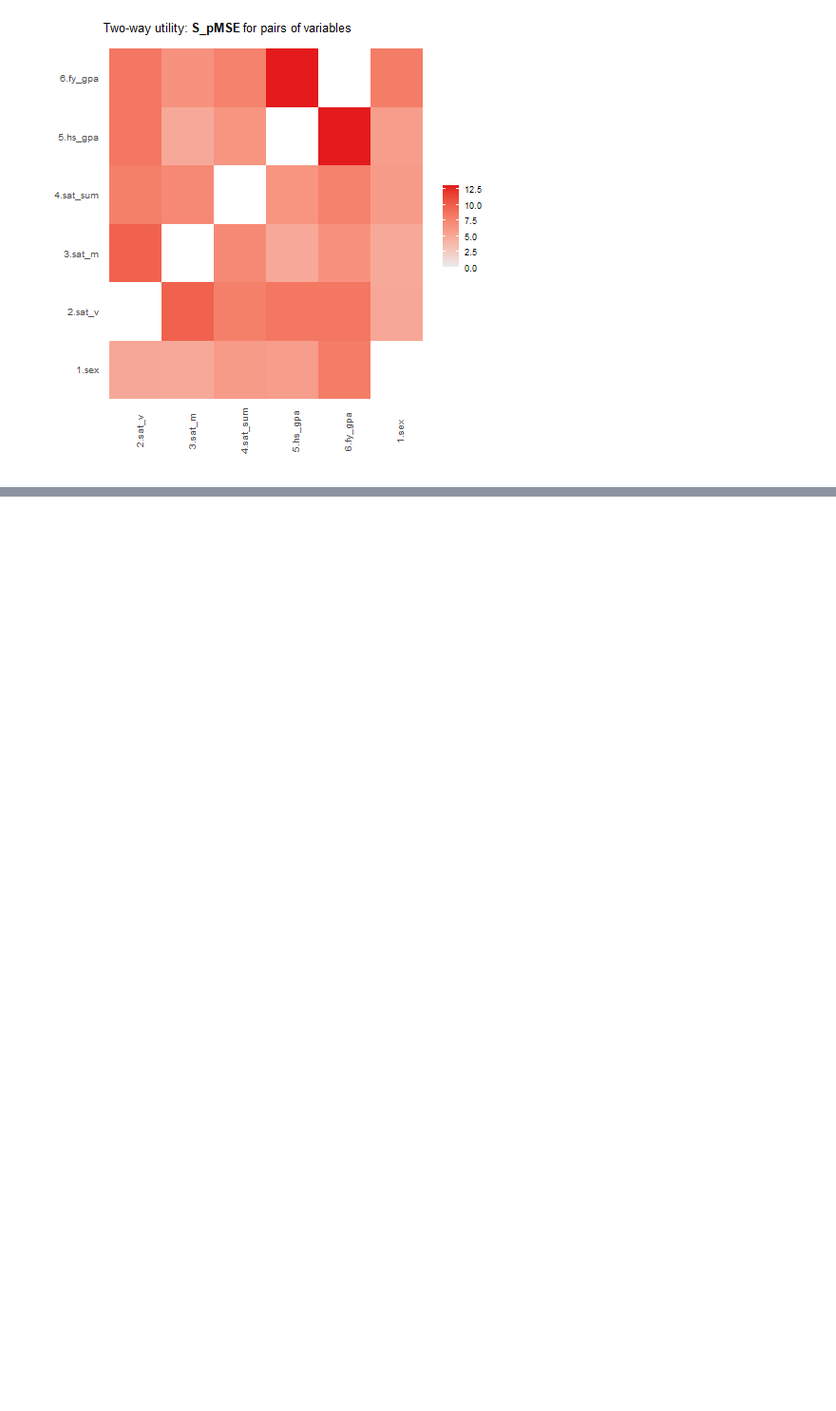
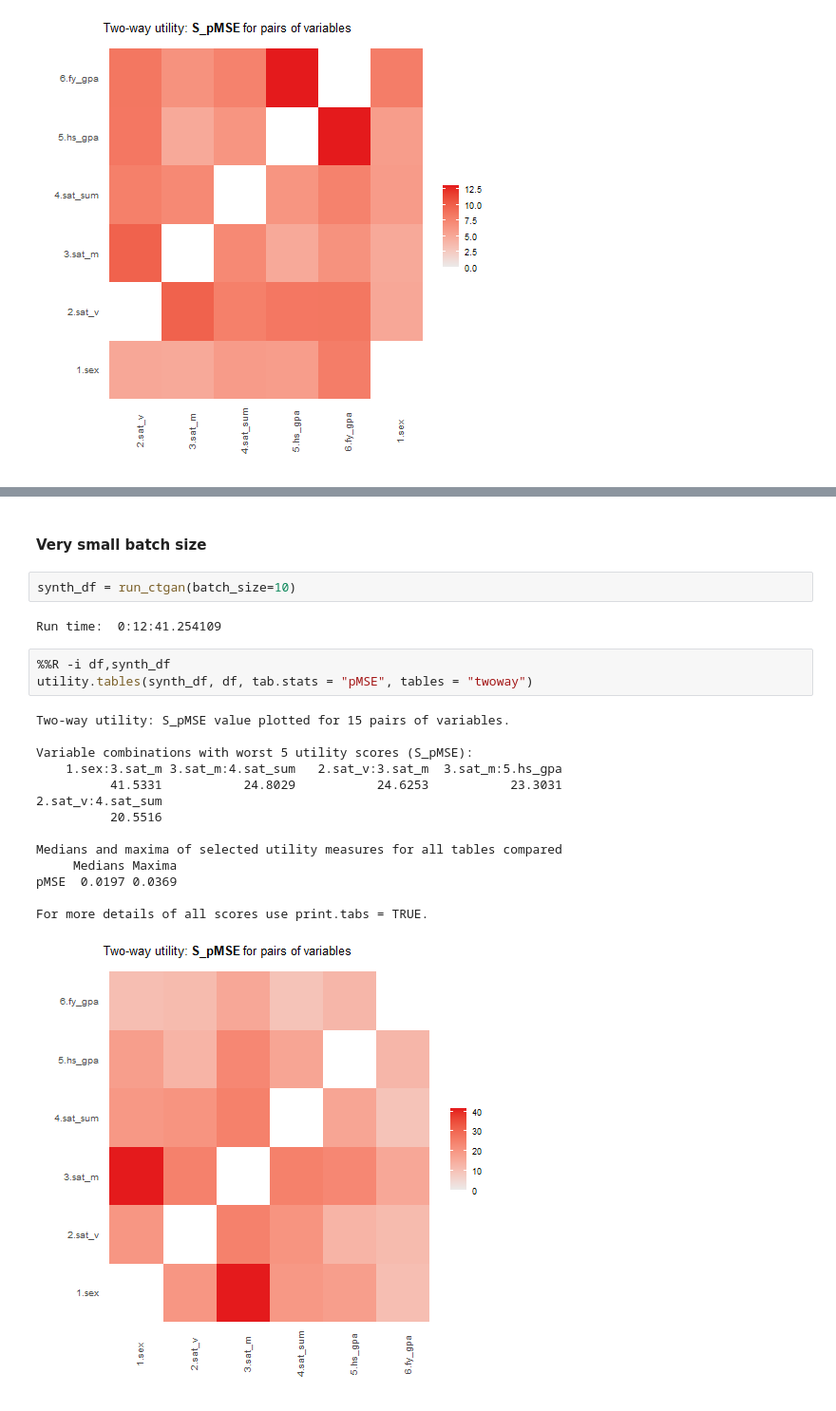
Before and after one commit to koobot/hgl_synth_challenge, a Jupyter notebook: ctgan.ipynb, the cells around one changed output, grey strips where cells are left out. Shown: that part at 95% size. Cells and saved outputs as stored; diff of their text form; blank space fills up the shorter version.

```diff
--- a/ctgan.ipynb
+++ b/ctgan.ipynb
@@ -170,0 +287,24 @@ Table of selected utility measures
+# %% [markdown]
+#### Very small batch size
+# %%
+synth_df = run_ctgan(batch_size=10)
+# %% [output]
+Run time:  0:12:41.254109
+# %%
+%%R -i df,synth_df
+utility.tables(synth_df, df, tab.stats = "pMSE", tables = "twoway")
+# %% [output]
+Two-way utility: S_pMSE value plotted for 15 pairs of variables.
+
+Variable combinations with worst 5 utility scores (S_pMSE):
+    1.sex:3.sat_m 3.sat_m:4.sat_sum   2.sat_v:3.sat_m  3.sat_m:5.hs_gpa
+          41.5331           24.8029           24.6253           23.3031
+2.sat_v:4.sat_sum
+          20.5516
+
+Medians and maxima of selected utility measures for all tables compared
+     Medians Maxima
+pMSE  0.0197 0.0369
+
+For more details of all scores use print.tabs = TRUE.
+[figure, added]
```
Also changed, not shown: parts of 41 cells of this notebook.
